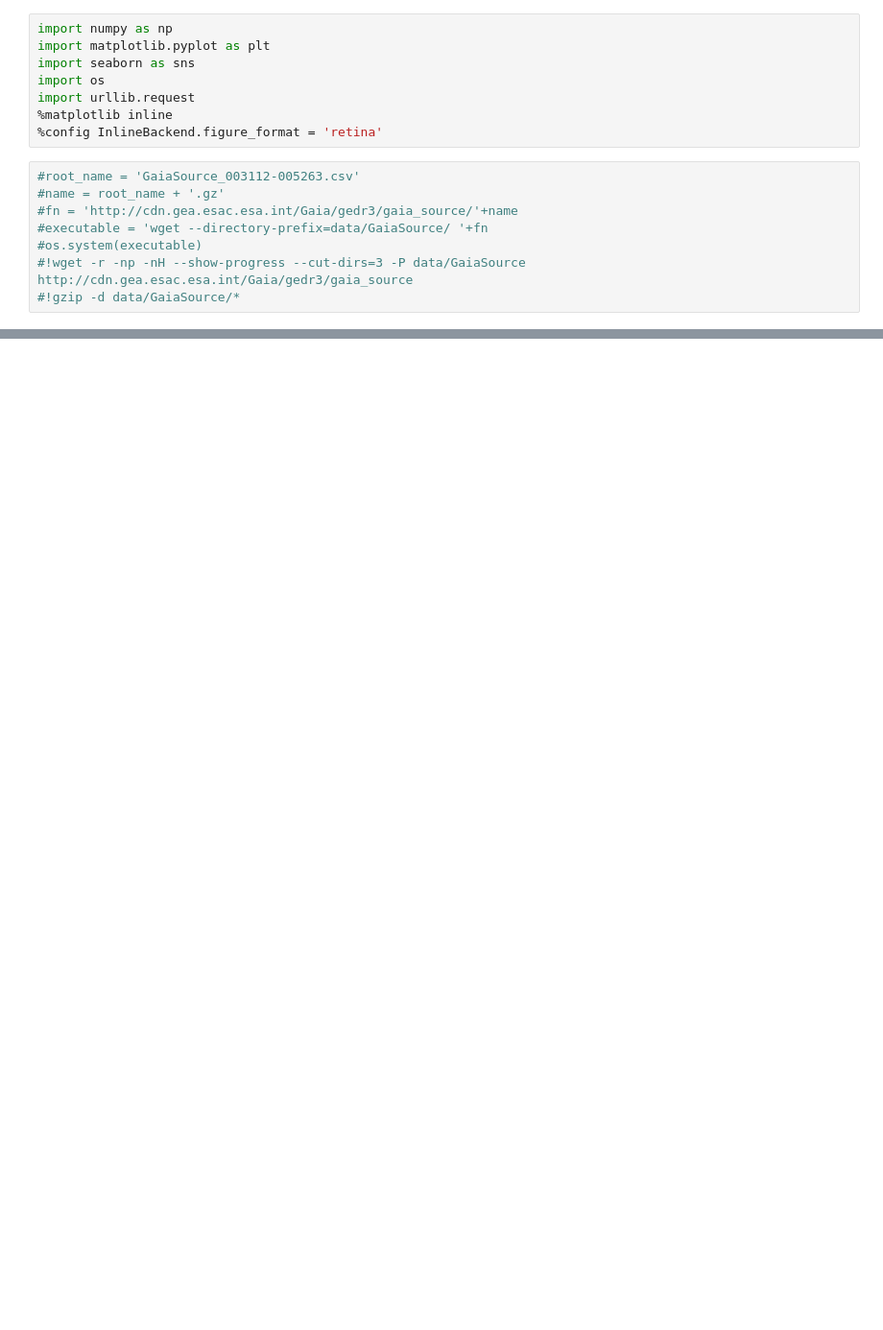
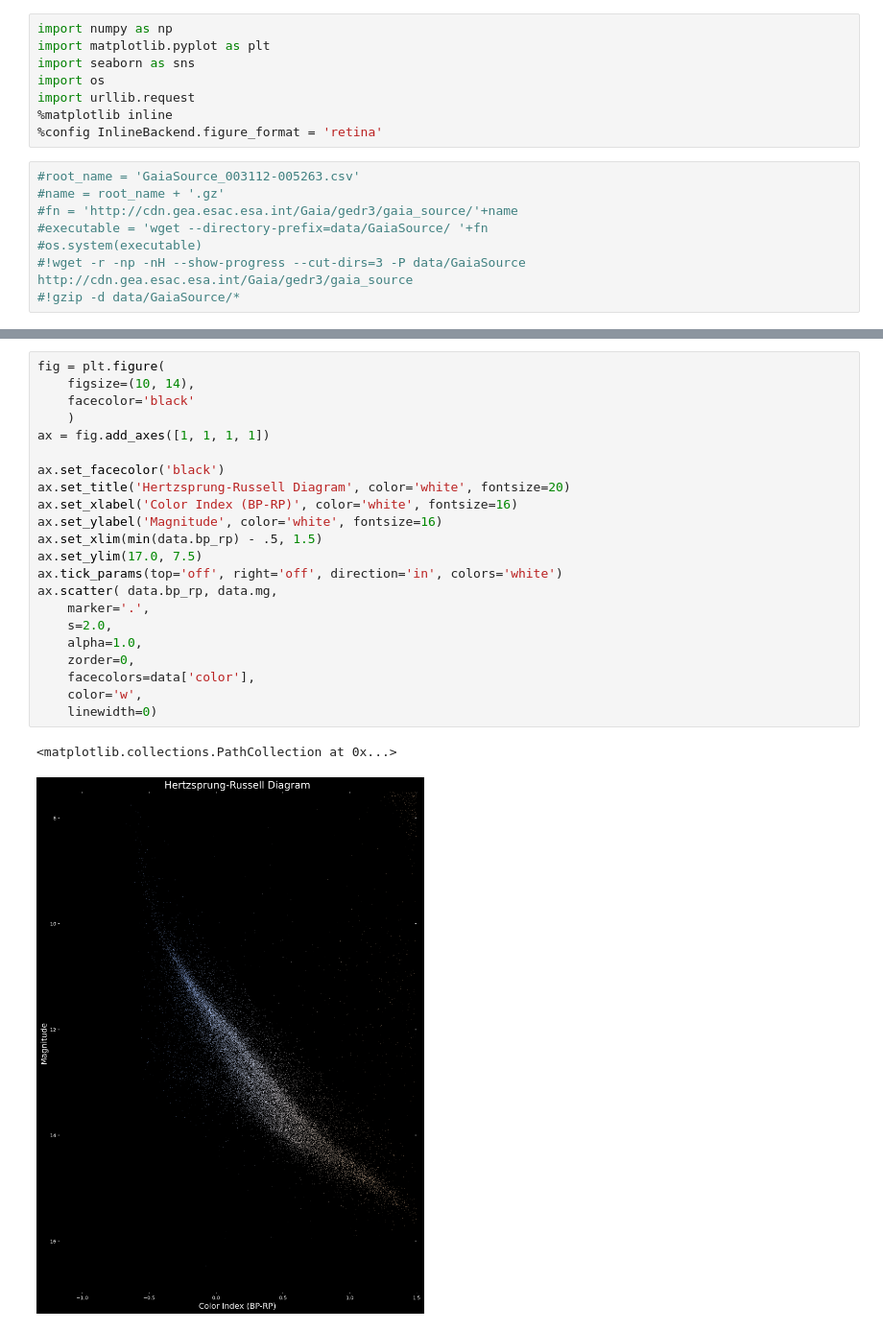
Before and after one commit to cmaughan/secondbrain, a Jupyter notebook: Astronomy/Work/HR_gaia.ipynb, the cells around one changed output, grey strips where cells are left out. Shown at 96% size. Saved outputs shown, nothing was run; the diff lists cells and outputs as text; blank space fills up the shorter version.

```diff
--- a/Astronomy/Work/HR_gaia.ipynb
+++ b/Astronomy/Work/HR_gaia.ipynb
@@ -145,0 +135,25 @@ ax.invert_yaxis()
+# %%
+fig = plt.figure(
+    figsize=(10, 14),
+    facecolor='black'
+    )
+ax = fig.add_axes([1, 1, 1, 1])
+
+ax.set_facecolor('black')
+ax.set_title('Hertzsprung-Russell Diagram', color='white', fontsize=20)
+ax.set_xlabel('Color Index (BP-RP)', color='white', fontsize=16)
+ax.set_ylabel('Magnitude', color='white', fontsize=16)
+ax.set_xlim(min(data.bp_rp) - .5, 1.5)
+ax.set_ylim(17.0, 7.5)
+ax.tick_params(top='off', right='off', direction='in', colors='white')
+ax.scatter( data.bp_rp, data.mg,
+    marker='.',
+    s=2.0,
+    alpha=1.0,
+    zorder=0,
+    facecolors=data['color'],
+    color='w',
+    linewidth=0)
+# %% [output]
+<matplotlib.collections.PathCollection at 0x...>
+[figure, added]
```
Also changed, not shown: parts of 9 cells of this notebook.
